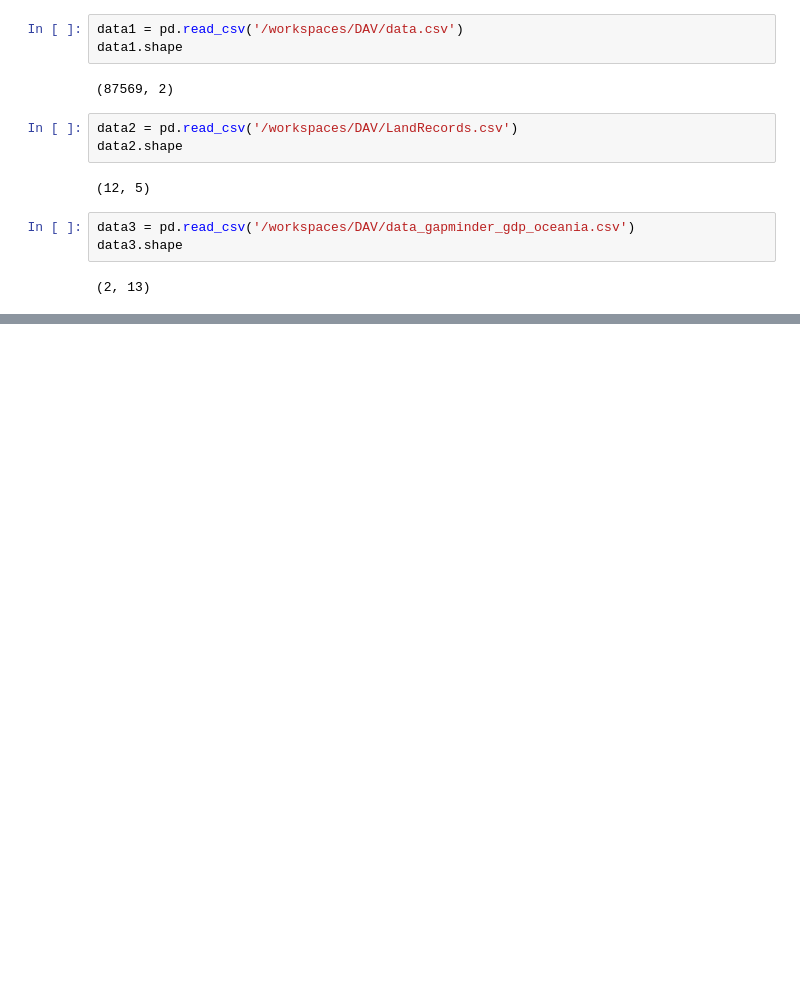
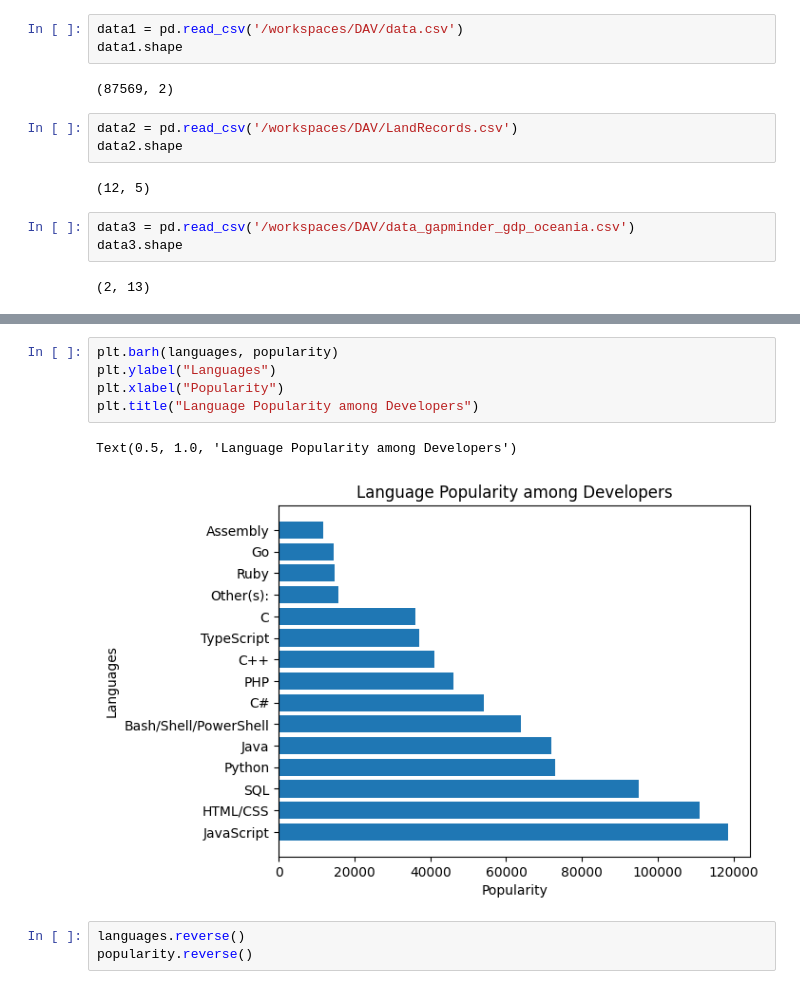
Before and after one commit to Sath2003/DAV, a Jupyter notebook: LABSHEET - 2.ipynb, the cells around one changed output, grey strips where cells are left out. Drawn from its saved outputs; the diff is of its cells as text; blank space fills up the shorter version.

```diff
--- a/LABSHEET - 2.ipynb
+++ b/LABSHEET - 2.ipynb
@@ -103,0 +137,11 @@ data3.shape
+# %%
+plt.barh(languages, popularity)
+plt.ylabel("Languages")
+plt.xlabel("Popularity")
+plt.title("Language Popularity among Developers")
+# %% [output]
+Text(0.5, 1.0, 'Language Popularity among Developers')
+[figure, added]
+# %%
+languages.reverse()
+popularity.reverse()
```
Also changed, not shown: parts of 9 cells of this notebook, 1 other file.
